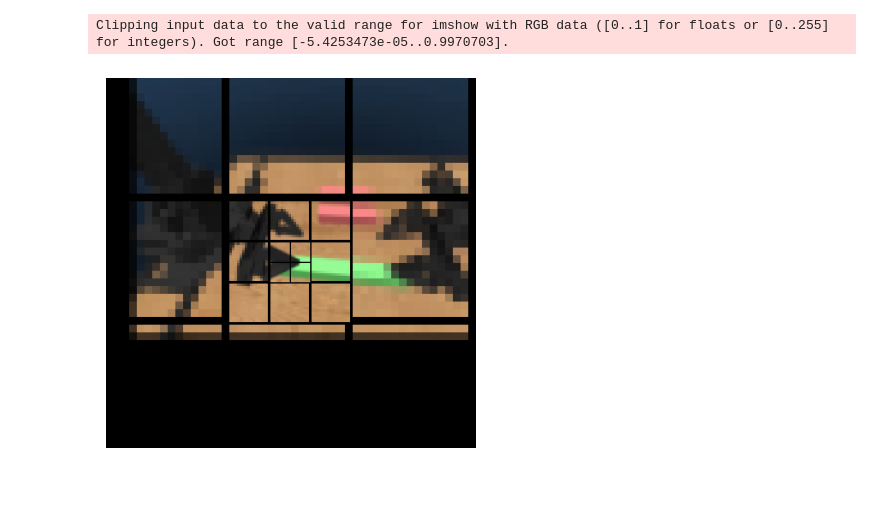
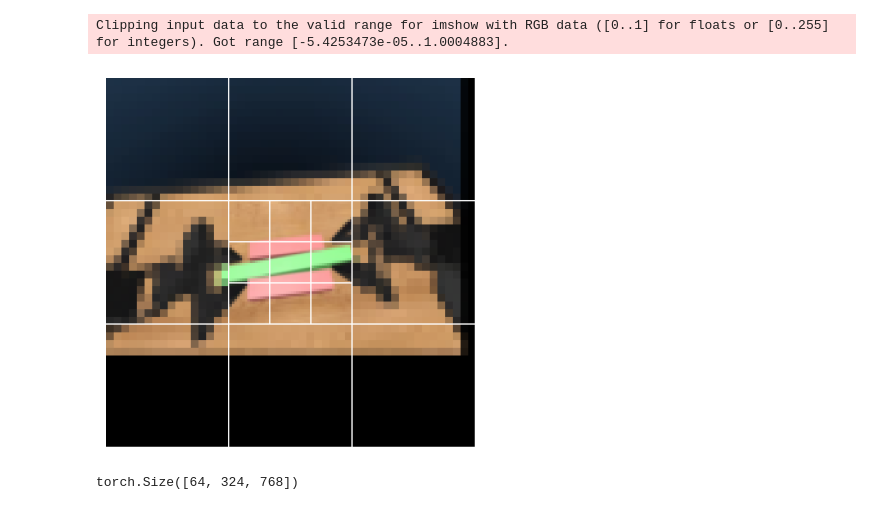
Before and after one commit to ian-chuang/gaze-av-aloha, a Jupyter notebook: gaze_av_aloha/notebooks/vit.ipynb, the cells around one changed output. Saved outputs shown, nothing was run; the diff lists cells and outputs as text; code cells hidden in the pictures.

```diff
--- a/gaze_av_aloha/notebooks/vit.ipynb
+++ b/gaze_av_aloha/notebooks/vit.ipynb
@@ -489,34 +745,53 @@ batch = next(iter(dataloader))
 # %%
 import matplotlib.pyplot as plt
 
 images = batch["observation.images.zed_cam_left"].clone().squeeze(1)  # (B, C, H, W)
 centers = batch["left_eye"].clone().squeeze(1)  # (B, 2)
 
 tokenizer = FoveatedImageTokenizer(
     token_size=16,
     strides=[1, 2, 6],
     grid_sizes=[2,3,3],
     height=288,
     width=288,
 )
 
 # tokenizer = BaseImageTokenizer(
 #     token_size=16,
 #     height=288,
 #     width=288,
 # )
 
 tokens, masks = tokenizer.tokenize(images, centers)
 
-tokens[:, :, :, -1:, :] = 0  # Set alpha channel to 0 for visualization
-tokens[:, :, :, :, -1:] = 0  # Set alpha channel to 0 for visualization
-if masks is not None:
-    tokens[~masks] = 0.5
-
 visualization = tokenizer.generate_visualization(tokens[0])
 plt.imshow(visualization.cpu().numpy().transpose(1, 2, 0))
 plt.axis("off")
 plt.show()
 # %% [output]
-Clipping input data to the valid range for imshow with RGB data ([0..1] for floats or [0..255] for integers). Got range [-5.4253473e-05..0.9970703].
+Clipping input data to the valid range for imshow with RGB data ([0..1] for floats or [0..255] for integers). Got range [-5.4253473e-05..1.0004883].
-[figure, old version]
+[figure, new version]
+# %%
+# tokenizer = FoveatedImageTokenizer(
+#     token_size=16,
+#     strides=[1, 2, 6],
+#     grid_sizes=[2,3,3],
+#     height=288,
+#     width=288,
+# )
+
+tokenizer = BaseImageTokenizer(
+    token_size=16,
+    height=288,
+    width=288,
+)
+
+vit = create_vit(num_tokens=tokenizer.get_num_tokens(), patch_size=tokenizer.token_size)
+
+images = batch["observation.images.zed_cam_left"].clone().squeeze(1)  # (B, C, H, W)
+centers = batch["left_eye"].clone().squeeze(1)  # (B, 2)
+tokens, masks = tokenizer.tokenize(images, centers)
+
+vit(tokens, masks)[0].shape
+# %% [output]
+torch.Size([64, 324, 768])
```
Also changed, not shown: parts of 4 cells of this notebook, 20 other files.
